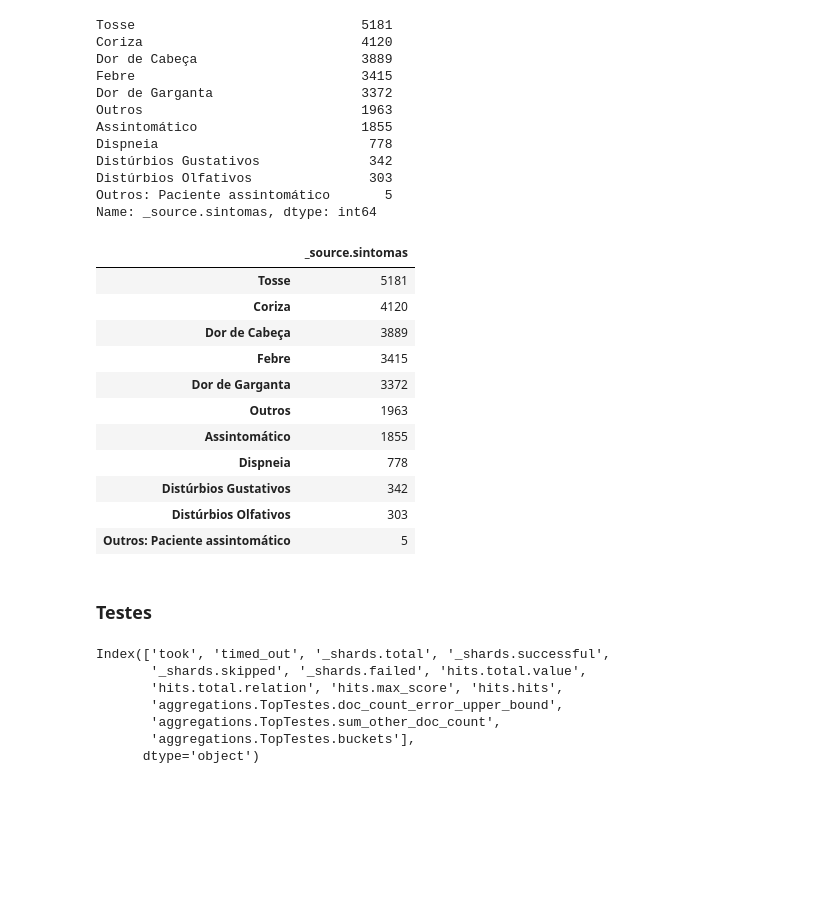
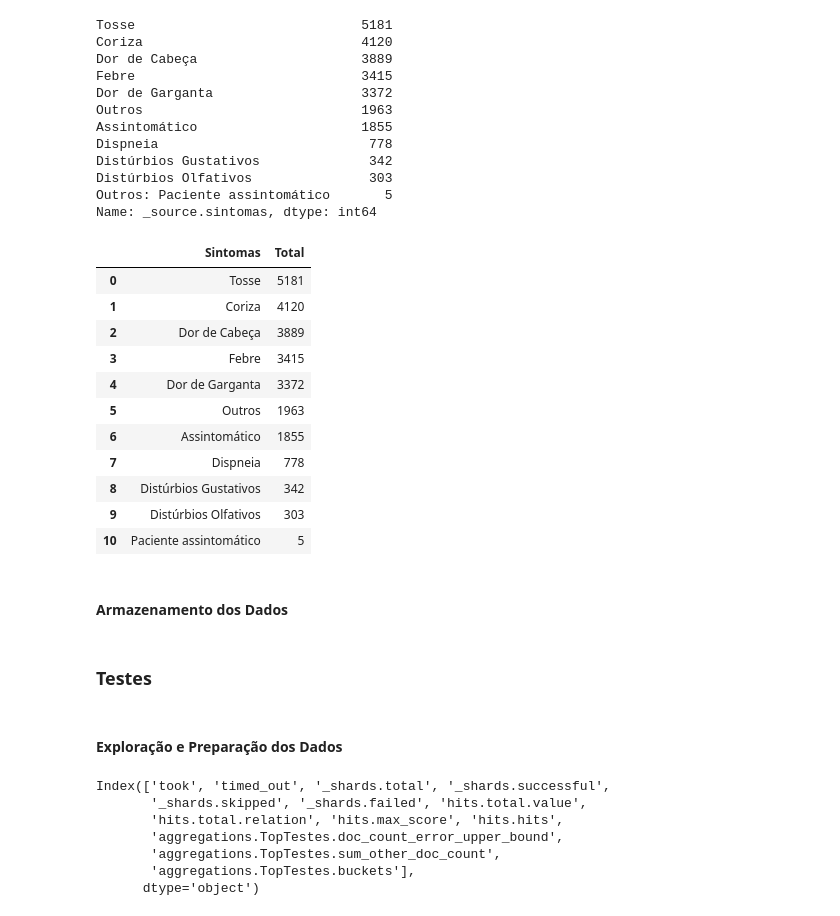
Before and after one commit to liliansom/API_SindromeGripal, a Jupyter notebook: SindromeGripal_API.ipynb, the cells around one changed output. Saved outputs shown, nothing was run; the diff lists cells and outputs as text; code cells hidden in the pictures; blank space fills up the shorter version.

Commit message:
Criação de data warehouse dos sintomas

```diff
--- a/SindromeGripal_API.ipynb
+++ b/SindromeGripal_API.ipynb
@@ -276,21 +280,28 @@ Name: _source.sintomas, dtype: int64
 # %%
 # Tratamento de informações iguais
 df_bra['_source.sintomas'] = df_bra['_source.sintomas'].replace({'Dispineia': 'Dispneia'})
+df_bra['_source.sintomas'] = df_bra['_source.sintomas'].replace({'Outros: Paciente assintomático': 'Paciente assintomático'})
-# %%
-#
-df_sintomas = df_bra['_source.sintomas'].value_counts()
-df_sintomas = pd.DataFrame(df_sintomas)
-display(df_sintomas)
-# %% [output]
-|  | _source.sintomas |
-| Tosse | 5181 |
-| Coriza | 4120 |
-| Dor de Cabeça | 3889 |
-| Febre | 3415 |
-| Dor de Garganta | 3372 |
-| Outros | 1963 |
-| Assintomático | 1855 |
-| Dispneia | 778 |
-| Distúrbios Gustativos | 342 |
-| Distúrbios Olfativos | 303 |
-| Outros: Paciente assintomático | 5 |
+# %%
+df_sintomas = df_bra['_source.sintomas'].value_counts()
+df_sintomas = pd.DataFrame(df_sintomas)
+df_sintomas = df_sintomas.reset_index()
+# Renomeando colunas
+df_sintomas = df_sintomas.rename(columns={'_source.sintomas': 'Total', 'index': 'Sintomas'})
+
+
+display(df_sintomas)
+# %% [output]
+|  | Sintomas | Total |
+| 0 | Tosse | 5181 |
+| 1 | Coriza | 4120 |
+| 2 | Dor de Cabeça | 3889 |
+| 3 | Febre | 3415 |
+| 4 | Dor de Garganta | 3372 |
+| 5 | Outros | 1963 |
+| 6 | Assintomático | 1855 |
+| 7 | Dispneia | 778 |
+| 8 | Distúrbios Gustativos | 342 |
+| 9 | Distúrbios Olfativos | 303 |
+| 10 | Paciente assintomático | 5 |
+# %% [markdown]
+#### Armazenamento dos Dados
@@ -297,5 +333,7 @@ display(df_sintomas)
 # %% [markdown]
 ### Testes
+# %% [markdown]
+#### Exploração e Preparação dos Dados
 # %%
 # Explorando dados testes covid - visualização das colunas
 df_testes = pd.json_normalize(data_testes)
```
Also changed, not shown: parts of 16 cells of this notebook.
